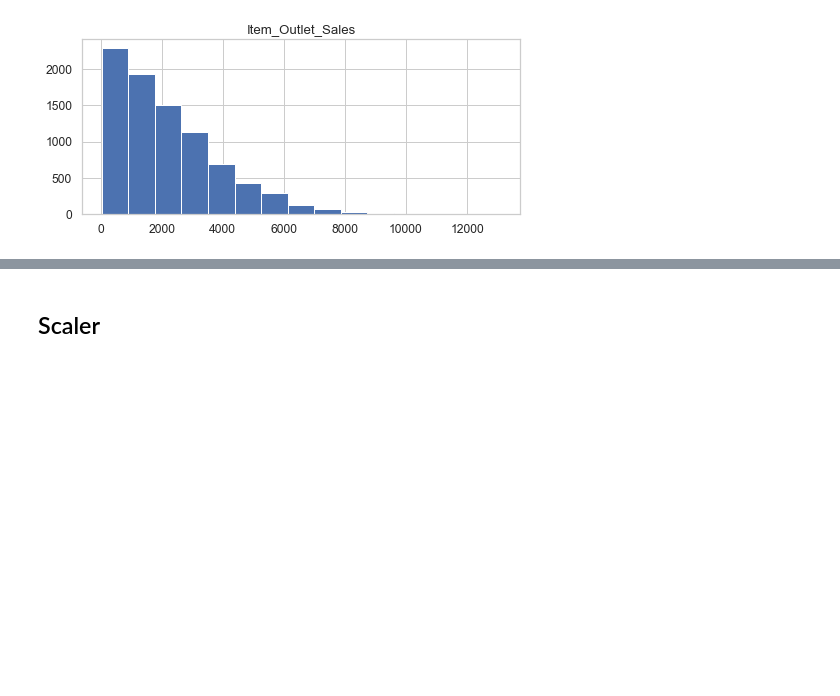
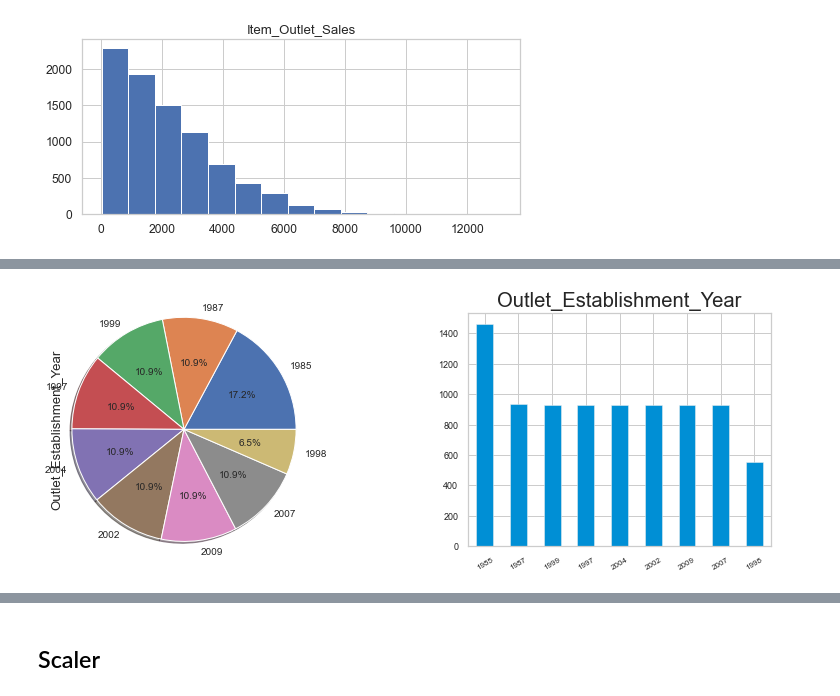
Before and after one commit to Technocolabs100/Product-Sales-Outlet-at-BigMart-Datawarehouse, a Jupyter notebook: Product Sales Outlet At BigMart Datawarehouse.ipynb, the cells around one changed output, grey strips where cells are left out. Cells and saved outputs as stored; diff of their text form; code cells hidden in the pictures; blank space fills up the shorter version.

```diff
--- a/Product Sales Outlet At BigMart Datawarehouse.ipynb
+++ b/Product Sales Outlet At BigMart Datawarehouse.ipynb
@@ -174,3 +210,24 @@ plt.show()
+# %%
+a = 1
+num1=[ 'Outlet_Establishment_Year']
+for cols in num1:
+    plt.subplot(1, 2, a)
+    X[cols].value_counts().plot.pie(shadow=True,autopct='%1.1f%%',radius=1.2,textprops={'fontsize': 10} )
+    a +=1
+    plt.subplot(1, 2, a)
+    plt.tight_layout()
+    plt.style.use('fivethirtyeight')
+    X[cols].value_counts().plot.bar()
+    fig=plt.gcf()
+    fig.set_size_inches(12,4)
+    plt.title('{0}'.format(cols))
+    plt.xticks(fontsize=8)
+    plt.yticks(fontsize=9)
+    plt.xticks(rotation=30)
+    a+=1
+    break
+# %% [output]
+[figure, added]
 # %%
 plt.boxplot(y)
 plt.show()
```
Also changed, not shown: parts of 11 cells of this notebook.
